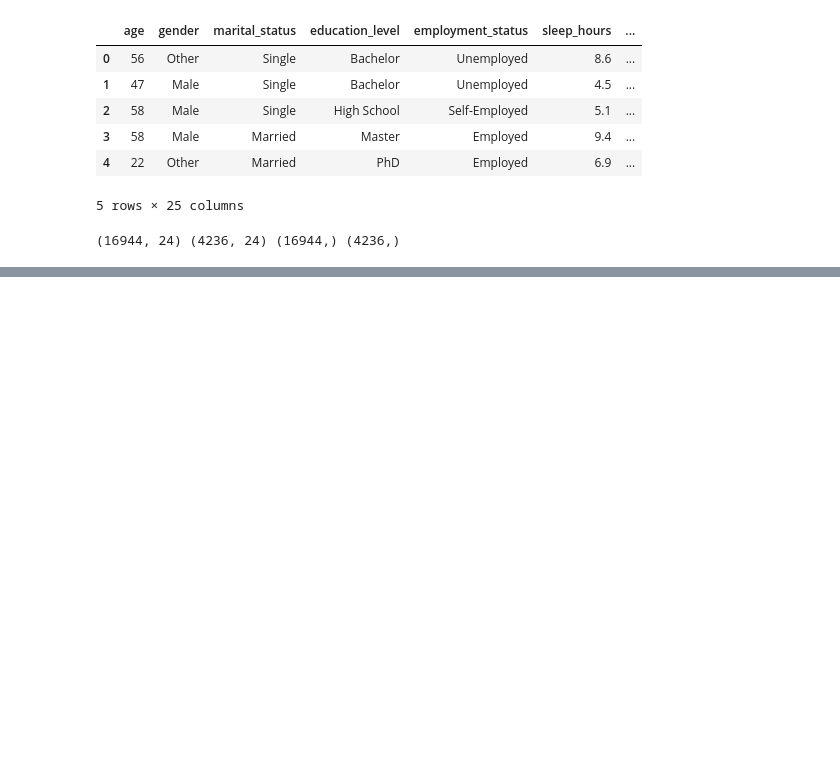
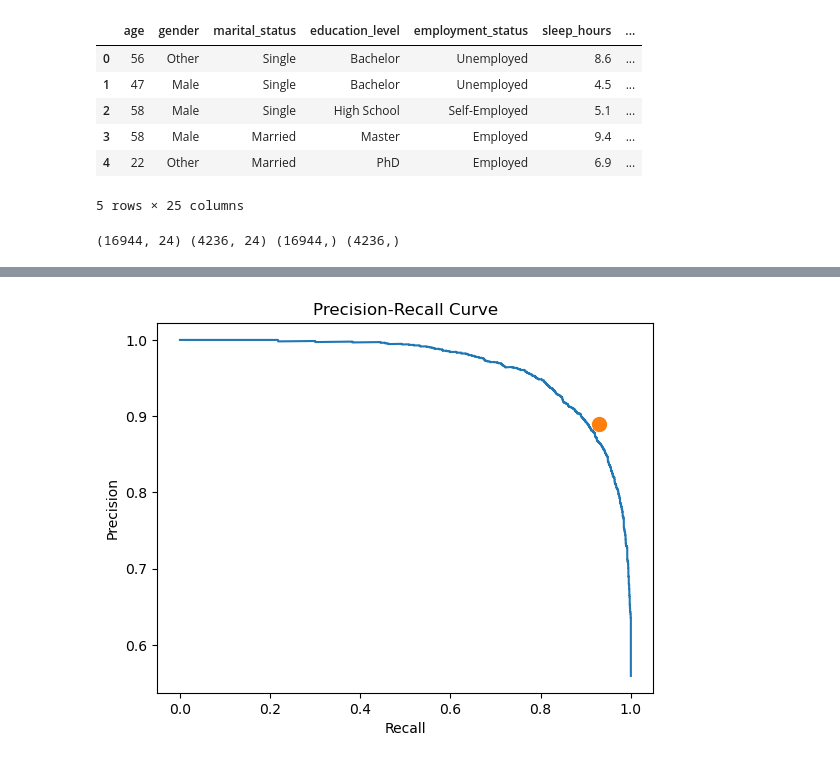
Before and after one commit to K-A-Reddy/MinorProject1_Medical_Risk_Analysis, a Jupyter notebook: code.ipynb, the cells around one changed output, grey strips where cells are left out. Cells and saved outputs as stored; diff of their text form; code cells hidden in the pictures; blank space fills up the shorter version.

```diff
--- a/code.ipynb
+++ b/code.ipynb
@@ -132,0 +652,16 @@ confusion matrix [[ 833 1034]
+# %%
+from sklearn.metrics import precision_recall_curve
+import matplotlib.pyplot as plt
+
+y_probs = model.predict(x_test_scaled).ravel()
+
+precision, recall, thresholds = precision_recall_curve(y_test, y_probs)
+
+
+plt.plot(recall, precision)
+plt.plot(0.93,0.89, marker='o', markersize=10, label='Point at Recall=0.4')
+plt.xlabel("Recall")
+plt.ylabel("Precision")
+plt.title("Precision-Recall Curve")
+plt.show()
+# %% [output]
@@ -132,0 +669 @@ confusion matrix [[ 833 1034]
+[figure, added]
```
Also changed, not shown: parts of 25 cells of this notebook, 1 other file.
